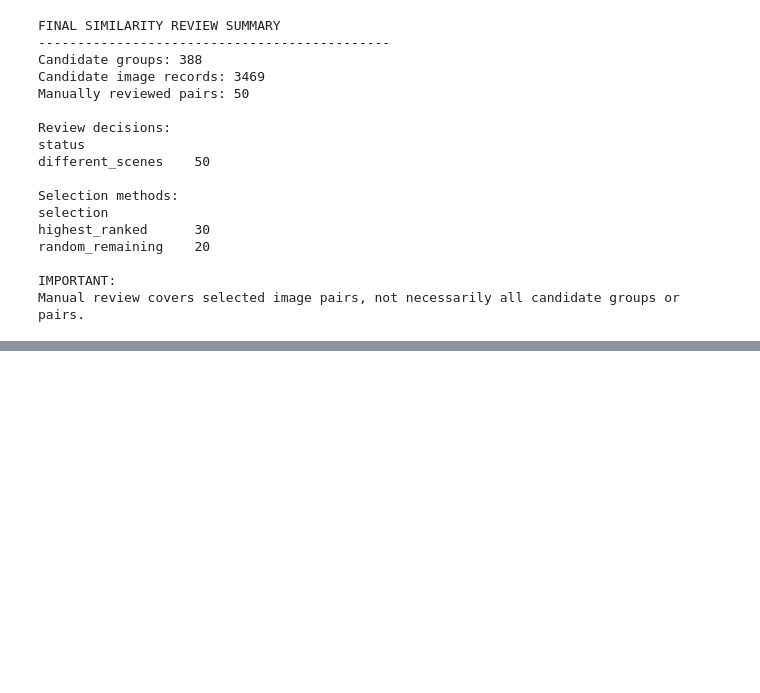
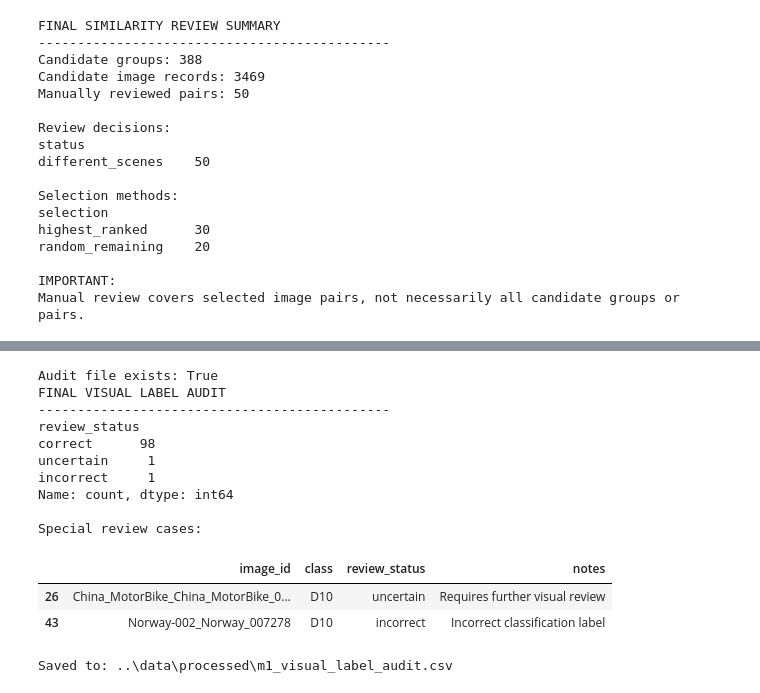
Before and after one commit to abdulmajeedalosaimi/road-damage-detection, a Jupyter notebook: notebooks/M1_Preprocessing_Overview.ipynb, the cells around one changed output, grey strips where cells are left out. Cells and saved outputs as stored; diff of their text form; code cells hidden in the pictures; blank space fills up the shorter version.

```diff
--- a/notebooks/M1_Preprocessing_Overview.ipynb
+++ b/notebooks/M1_Preprocessing_Overview.ipynb
@@ -839,0 +1292,67 @@ Manual review covers selected image pairs, not necessarily all candidate groups
+# %%
+
+import pandas as pd
+from pathlib import Path
+import shutil
+
+# Existing audit file
+audit_path = Path("../data/processed/m1_visual_label_audit.csv")
+
+print("Audit file exists:", audit_path.exists())
+
+
+# Backup original audit
+backup_path = audit_path.with_name(
+    "m1_visual_label_audit_before_review.csv"
+)
+
+if not backup_path.exists():
+    shutil.copy2(audit_path, backup_path)
+
+audit = pd.read_csv(audit_path)
+
+assert len(audit) == 100, "Expected 100 audit samples"
+
+# Mark all samples correct by default
+audit["review_status"] = "correct"
+audit["notes"] = "Label visually verified"
+
+# Sample numbers are 1-based
+# Sample 027
+audit.loc[26, "review_status"] = "uncertain"
+audit.loc[26, "notes"] = "Requires further visual review"
+
+# Sample 044
+audit.loc[43, "review_status"] = "incorrect"
+audit.loc[43, "notes"] = "Incorrect classification label"
+
+# Save updates
+audit.to_csv(audit_path, index=False)
+
+print("FINAL VISUAL LABEL AUDIT")
+print("-" * 45)
+
+print(audit["review_status"].value_counts())
+
+print("\nSpecial review cases:")
+display(
+    audit.loc[[26, 43],
+    ["image_id", "class", "review_status", "notes"]]
+)
+
+print("\nSaved to:", audit_path)
+# %% [output]
+Audit file exists: True
+FINAL VISUAL LABEL AUDIT
+---------------------------------------------
+review_status
+correct      98
+uncertain     1
+incorrect     1
+Name: count, dtype: int64
+
+Special review cases:
+|  | image_id | class | review_status | notes |
+| 26 | China_MotorBike_China_MotorBike_0... | D10 | uncertain | Requires further visual review |
+| 43 | Norway-002_Norway_007278 | D10 | incorrect | Incorrect classification label |
+Saved to: ..\data\processed\m1_visual_label_audit.csv
```
Also changed, not shown: parts of 23 cells of this notebook, 1 other file.
